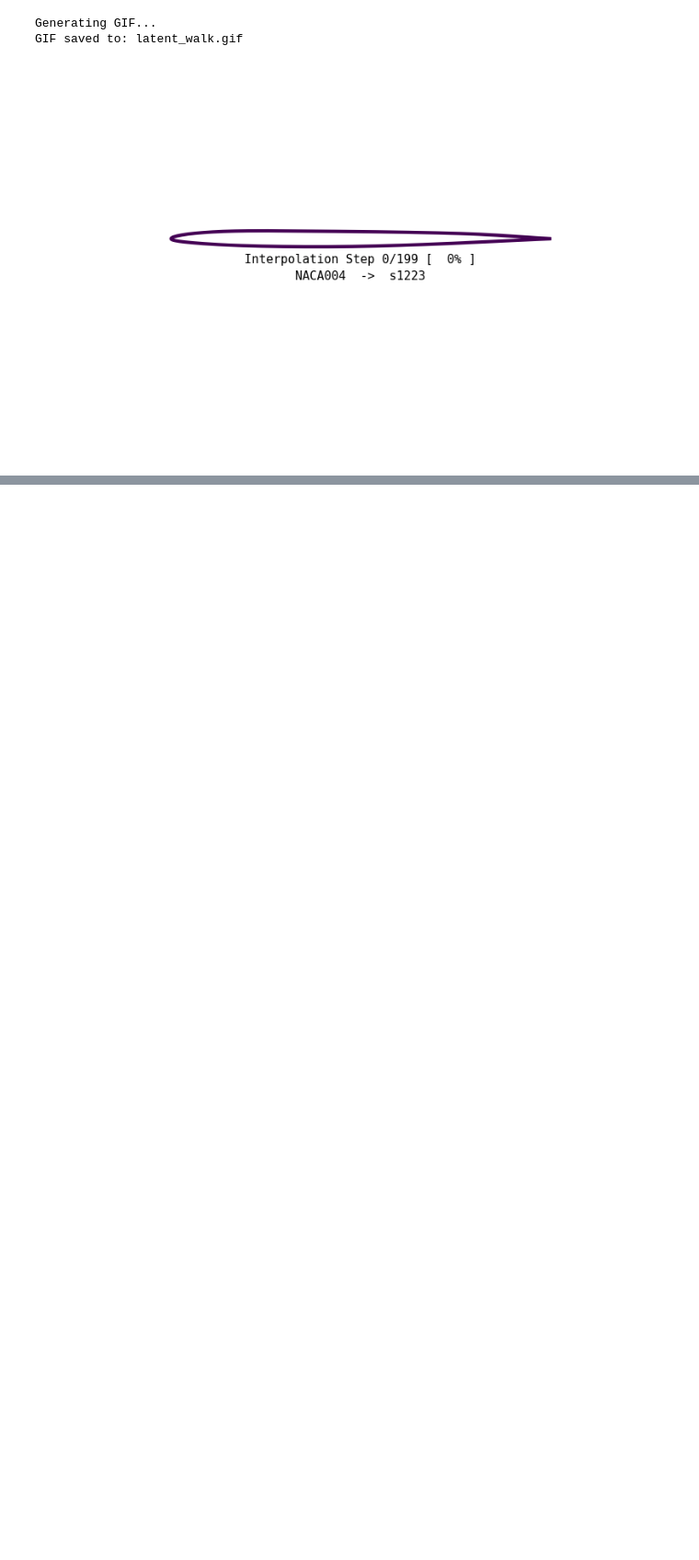
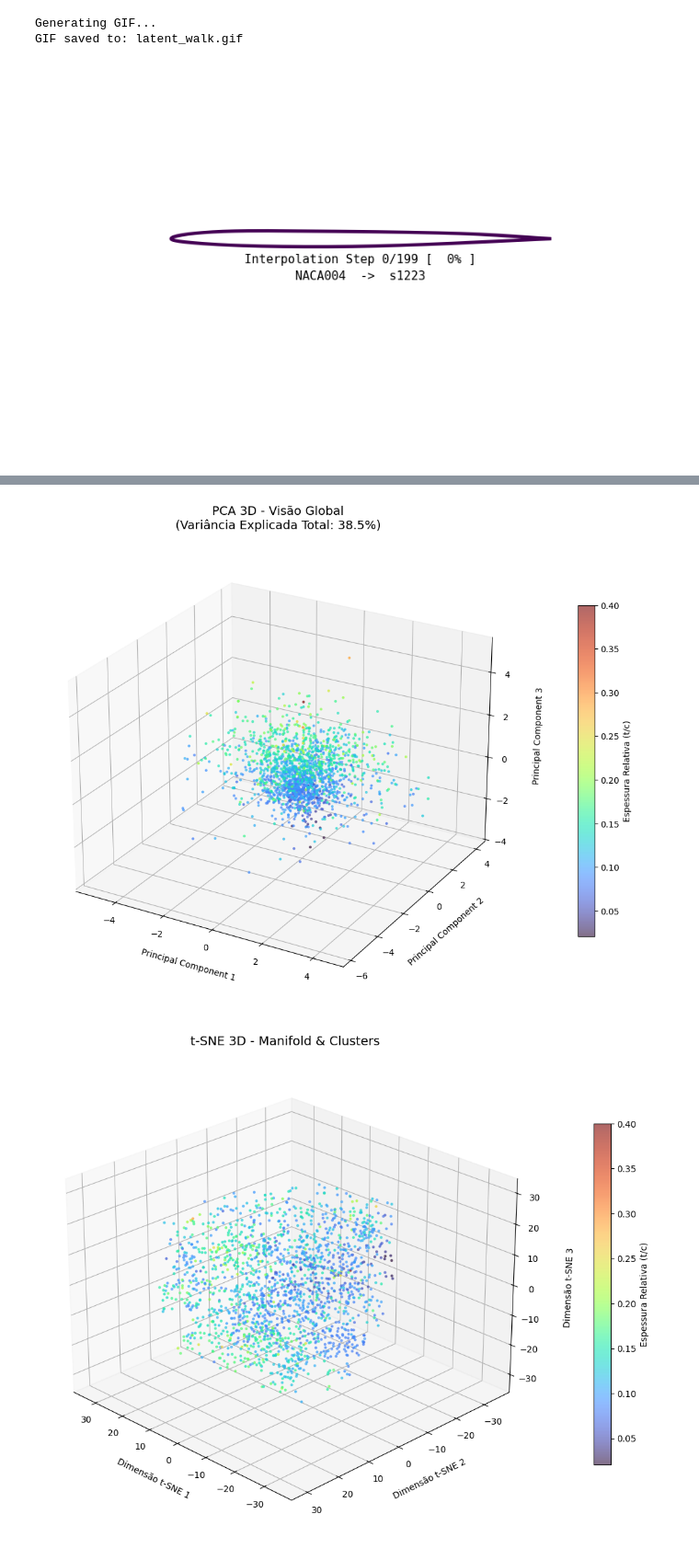
Before and after one commit to matsouto/AeroGen, a Jupyter notebook: notebook/validation/vae_validation.ipynb, the cells around one changed output, grey strips where cells are left out. Shown at 92% size. Saved outputs shown, nothing was run; the diff lists cells and outputs as text; code cells hidden in the pictures; blank space fills up the shorter version.

```diff
--- a/notebook/validation/vae_validation.ipynb
+++ b/notebook/validation/vae_validation.ipynb
@@ -635,0 +770,67 @@ GIF saved to: latent_walk.gif
+# %%
+from mpl_toolkits.mplot3d import Axes3D
+import matplotlib.pyplot as plt
+
+# ============================================================================
+# FIGURA 1: PCA 3D (Com correção de margens)
+# ============================================================================
+fig1 = plt.figure(figsize=(12, 9)) # Aumentei um pouco a figura
+ax1 = fig1.add_subplot(111, projection='3d')
+
+# Plotagem
+sc1 = ax1.scatter(
+    z_pca_3d[:, 0], z_pca_3d[:, 1], z_pca_3d[:, 2],
+    c=thicknesses, cmap='turbo', s=5, alpha=0.6
+)
+
+# Estilização
+ax1.set_title(f'PCA 3D - Visão Global\n(Variância Explicada Total: {var_explicada_3d:.1%})', fontsize=14)
+ax1.set_xlabel('Principal Component 1', fontsize=10, labelpad=10)
+ax1.set_ylabel('Principal Component 2', fontsize=10, labelpad=10)
+
+# CORREÇÃO AQUI: labelpad ajustado e rotação do label se necessário
+ax1.set_zlabel('Principal Component 3', fontsize=10, labelpad=15)
+
+# Ajuste do ângulo para tentar afastar o eixo Z da borda esquerda
+ax1.view_init(elev=25, azim=-60)
+
+# Barra de Cores
+cbar1 = plt.colorbar(sc1, ax=ax1, label='Espessura Relativa (t/c)', shrink=0.7, pad=0.1)
+
+# CORREÇÃO FINAL: Margens manuais em vez de tight_layout
+# left=0.0 e right=1.0 ocupam tudo, então damos uma margem (0.1)
+plt.subplots_adjust(left=0.1, right=0.95, bottom=0.1, top=0.95)
+
+plt.show()
+
+# ============================================================================
+# FIGURA 2: t-SNE 3D (Recuperada e Ajustada)
+# ============================================================================
+fig2 = plt.figure(figsize=(12, 9))
+ax2 = fig2.add_subplot(111, projection='3d')
+
+# Plotagem
+sc2 = ax2.scatter(
+    z_tsne_3d[:, 0], z_tsne_3d[:, 1], z_tsne_3d[:, 2],
+    c=thicknesses, cmap='turbo', s=5, alpha=0.6
+)
+
+# Estilização
+ax2.set_title('t-SNE 3D - Manifold & Clusters', fontsize=14)
+ax2.set_xlabel('Dimensão t-SNE 1', fontsize=10, labelpad=10)
+ax2.set_ylabel('Dimensão t-SNE 2', fontsize=10, labelpad=10)
+ax2.set_zlabel('Dimensão t-SNE 3', fontsize=10, labelpad=15)
+
+# Ângulo de visão sugerido para ver a profundidade
+ax2.view_init(elev=25, azim=135)
+
+# Barra de Cores
+cbar2 = plt.colorbar(sc2, ax=ax2, label='Espessura Relativa (t/c)', shrink=0.7, pad=0.1)
+
+# Ajuste manual de margens para evitar cortes (Igual ao PCA)
+plt.subplots_adjust(left=0.1, right=0.95, bottom=0.1, top=0.95)
+
+plt.show()
+# %% [output]
+[figure, added]
+[figure, added]
```
Also changed, not shown: parts of 5 cells of this notebook.
